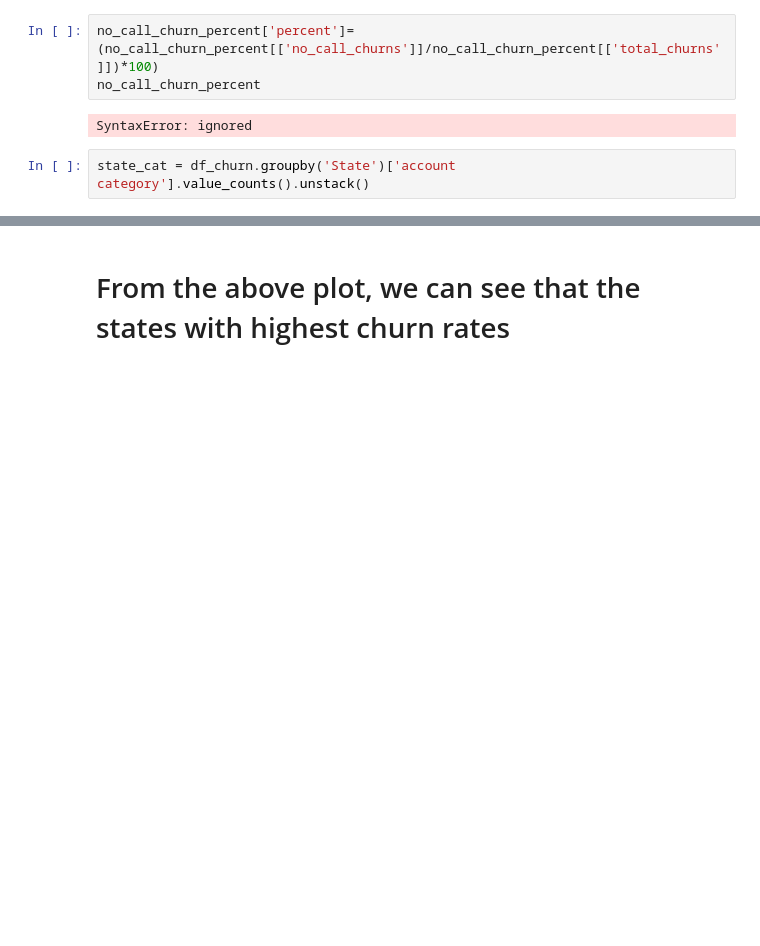
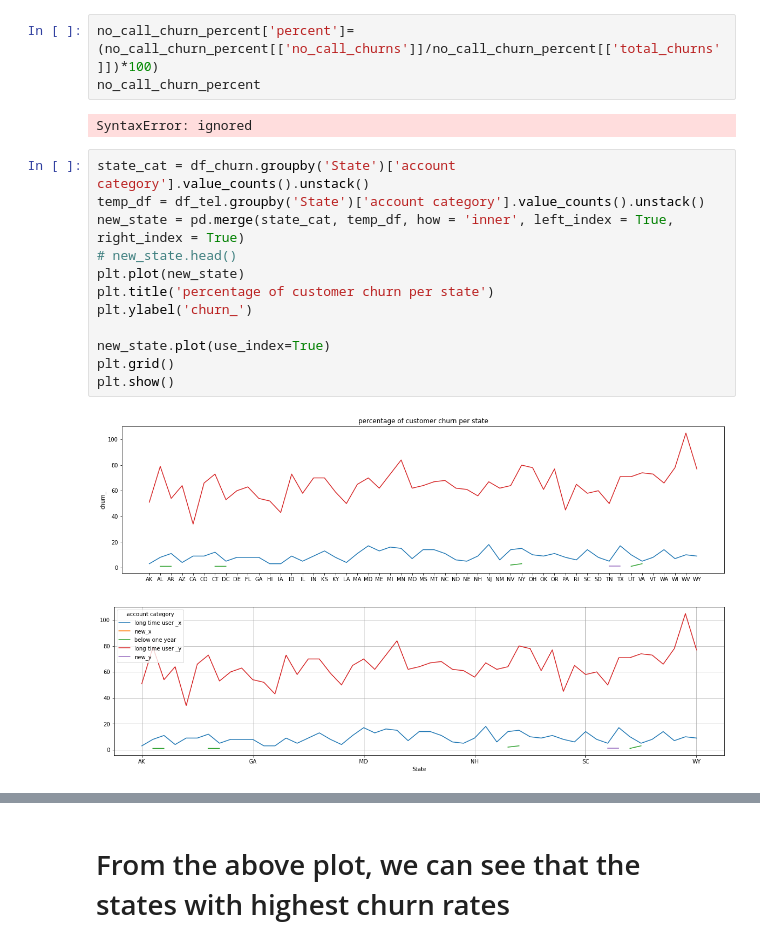
Before and after one commit to Ashvin-Vargez/Telecom-Churn-Analysis-EDA-Project-, a Jupyter notebook: eda_Telecom_Churn_Analysis_Capstone_Project.ipynb, the cells around one changed output, grey strips where cells are left out. Drawn from its saved outputs; the diff is of its cells as text; blank space fills up the shorter version.

Commit message:
created categories of account length per state and plotted a graph

```diff
--- a/eda_Telecom_Churn_Analysis_Capstone_Project.ipynb
+++ b/eda_Telecom_Churn_Analysis_Capstone_Project.ipynb
@@ -429,8 +429,21 @@ no_call_churn_percent['percent']= (no_call_churn_percent[['no_call_churns']]/no_
 no_call_churn_percent
 # %% [output]
 SyntaxError: ignored
-# %%
-state_cat = df_churn.groupby('State')['account category'].value_counts().unstack()
+# %%
+state_cat = df_churn.groupby('State')['account category'].value_counts().unstack()
+temp_df = df_tel.groupby('State')['account category'].value_counts().unstack()
+new_state = pd.merge(state_cat, temp_df, how = 'inner', left_index = True, right_index = True)
+# new_state.head()
+plt.plot(new_state)
+plt.title('percentage of customer churn per state')
+plt.ylabel('churn_')
+
+new_state.plot(use_index=True)
+plt.grid()
+plt.show()
+# %% [output]
+[figure, added]
+[figure, added]
 # %%
 state_cat = pd.merge(state_cat, df_tel['State'].value_counts(), how = 'inner', left_index = True, right_index = True)
 # state_cat = pd.merge(state_cat, df_tel['State'].value_counts(), how = 'inner', left_index = True, right_index = True)
```
Also changed, not shown: parts of 1 cell of this notebook.
